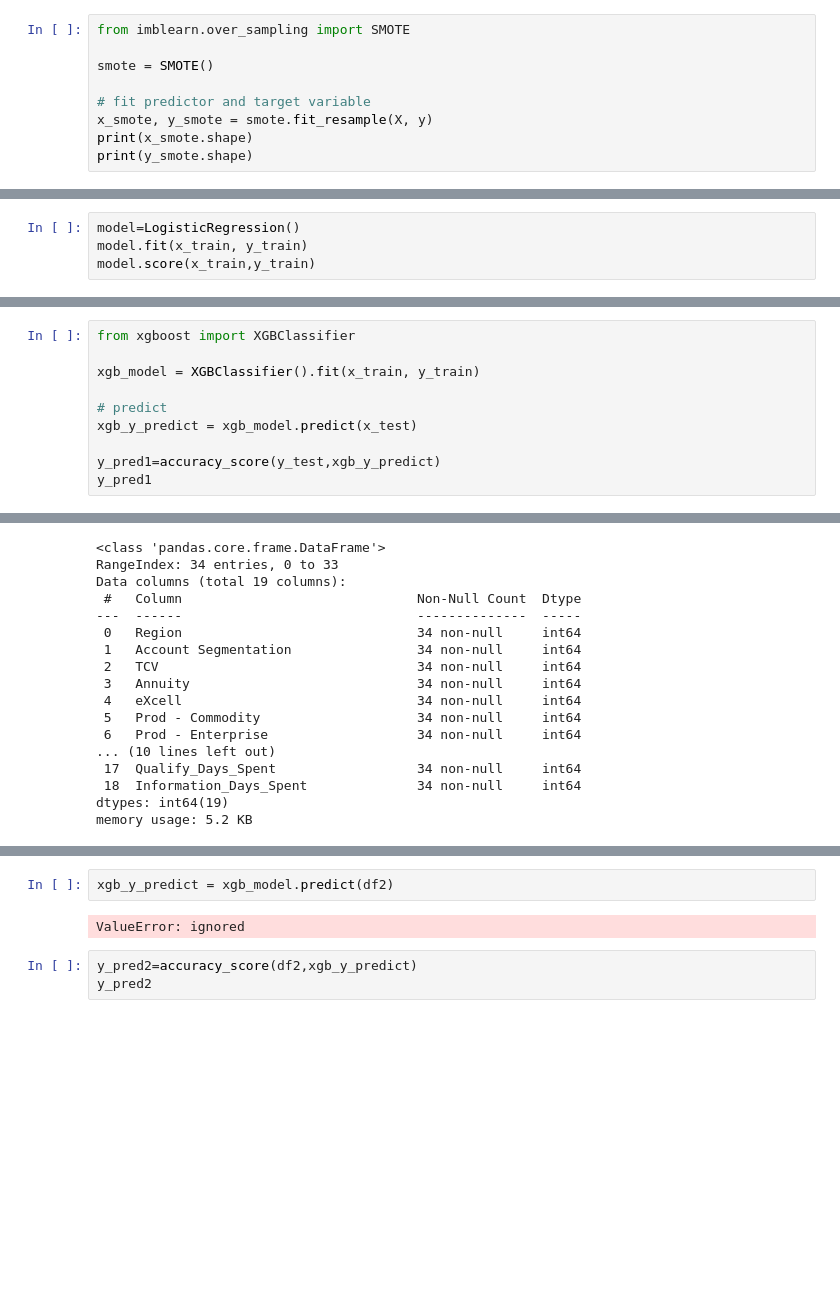
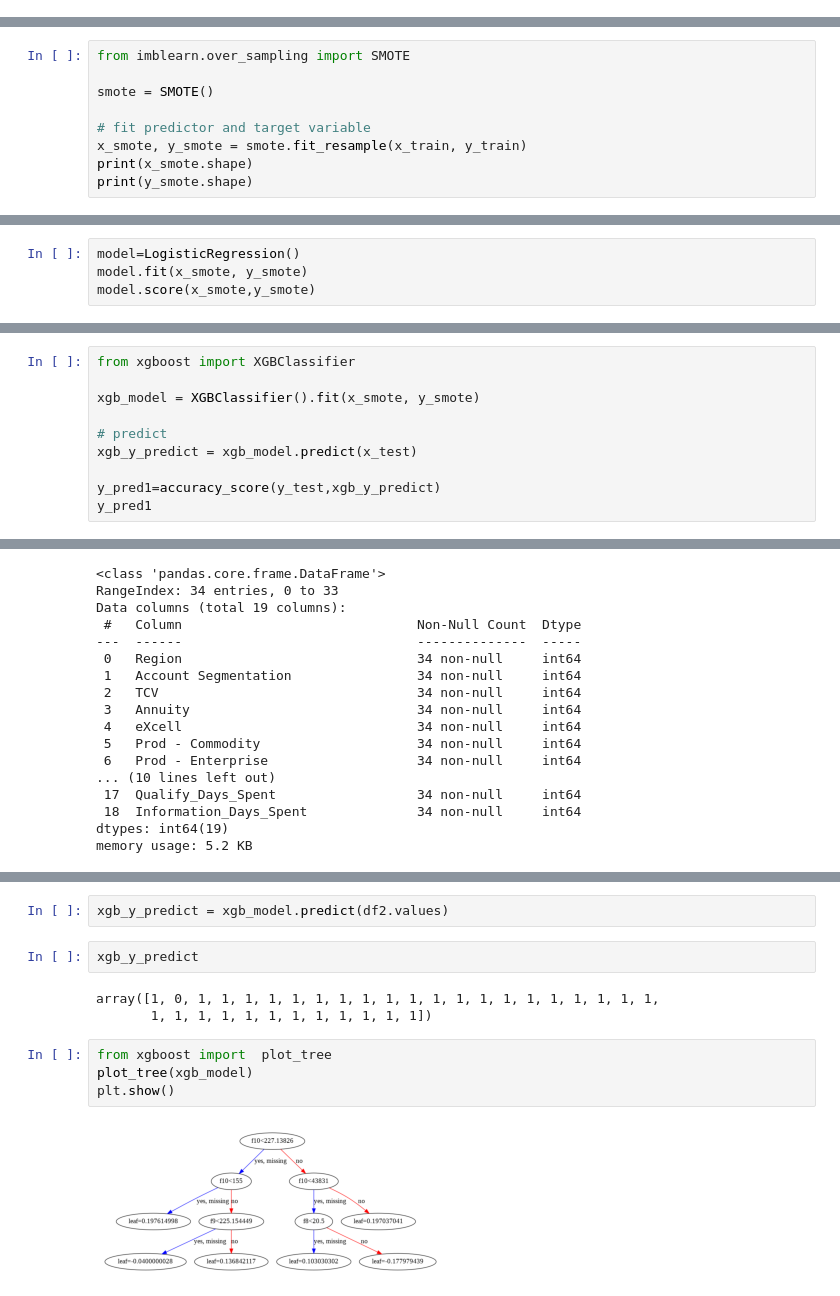
Before and after one commit to ssudheerrao/test, a Jupyter notebook: use case prob2.ipynb, the cells around one changed output, grey strips where cells are left out. Drawn from its saved outputs; the diff is of its cells as text; blank space fills up the shorter version.

```diff
--- a/use case prob2.ipynb
+++ b/use case prob2.ipynb
@@ -96,12 +96,3 @@ y.value_counts()
 1    1968
 0     248
 Name: Target, dtype: int64
-# %%
-from imblearn.over_sampling import SMOTE
-
-smote = SMOTE()
-
-# fit predictor and target variable
-x_smote, y_smote = smote.fit_resample(X, y)
-print(x_smote.shape)
-print(y_smote.shape)
@@ -111,3 +99,12 @@ print(y_smote.shape)
 # %%
 from sklearn.model_selection import train_test_split,RepeatedStratifiedKFold
 x_train, x_test, y_train, y_test=train_test_split(x_smote,y_smote,test_size=0.2,random_state=40)
+# %%
+from imblearn.over_sampling import SMOTE
+
+smote = SMOTE()
+
+# fit predictor and target variable
+x_smote, y_smote = smote.fit_resample(x_train, y_train)
+print(x_smote.shape)
+print(y_smote.shape)
@@ -122,6 +122,6 @@ print(y_train.shape)
 (3148,)
 # %%
 model=LogisticRegression()
-model.fit(x_train, y_train)
-model.score(x_train,y_train)
+model.fit(x_smote, y_smote)
+model.score(x_smote,y_smote)
 # %% [output]
@@ -139,7 +139,7 @@ f1 score 0.6572637517630465
 # %%
 from xgboost import XGBClassifier
 
-xgb_model = XGBClassifier().fit(x_train, y_train)
+xgb_model = XGBClassifier().fit(x_smote, y_smote)
 
 # predict
 xgb_y_predict = xgb_model.predict(x_test)
@@ -197,7 +267,13 @@ memory usage: 5.2 KB
 # %%
-xgb_y_predict = xgb_model.predict(df2)
+xgb_y_predict = xgb_model.predict(df2.values)
-# %% [output]
-ValueError: ignored
-# %%
-y_pred2=accuracy_score(df2,xgb_y_predict)
-y_pred2
+# %%
+xgb_y_predict
+# %% [output]
+array([1, 0, 1, 1, 1, 1, 1, 1, 1, 1, 1, 1, 1, 1, 1, 1, 1, 1, 1, 1, 1, 1,
+       1, 1, 1, 1, 1, 1, 1, 1, 1, 1, 1, 1])
+# %%
+from xgboost import  plot_tree
+plot_tree(xgb_model)
+plt.show()
+# %% [output]
+[figure, added]
```
Also changed, not shown: parts of 13 cells of this notebook.
